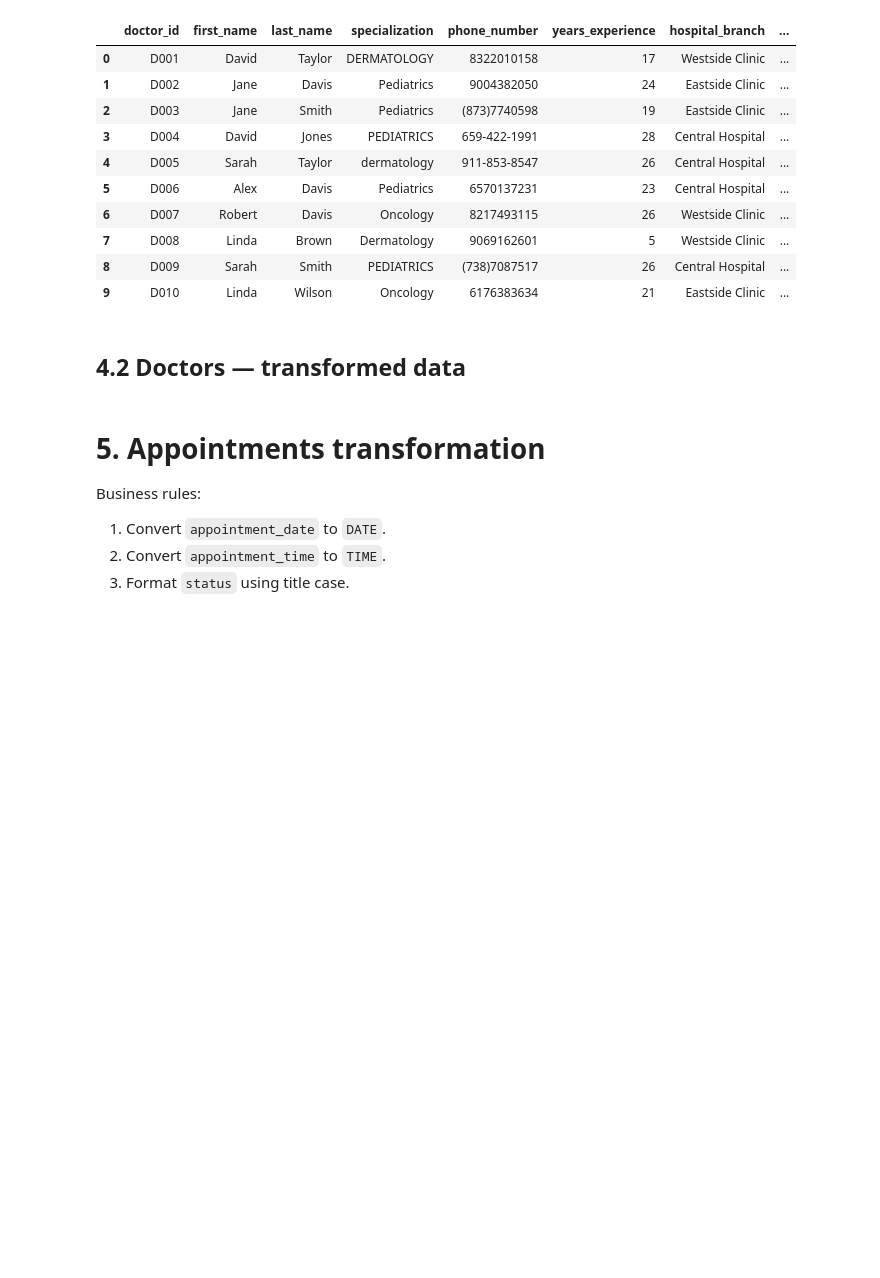
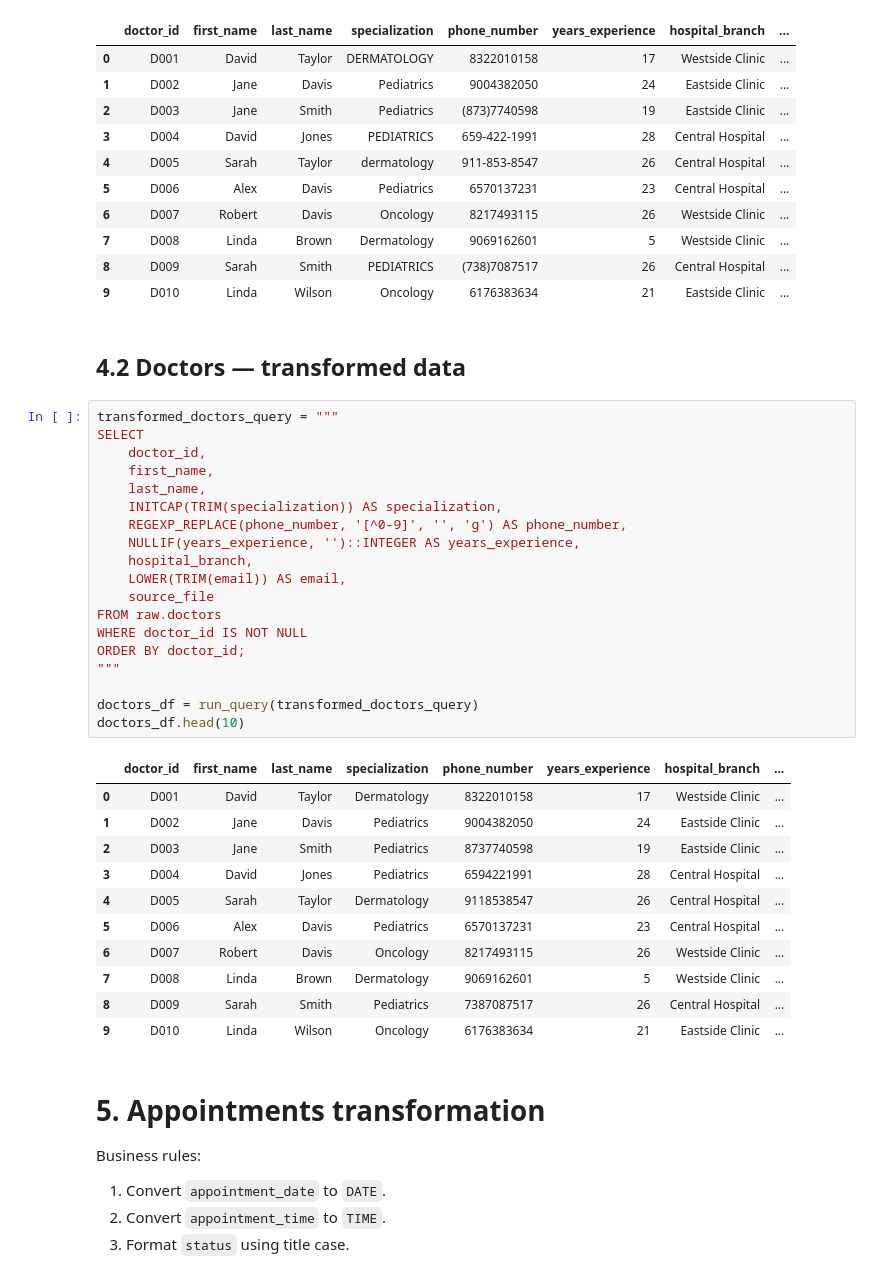
Before and after one commit to LizetCh/hospital_analytics_project, a Jupyter notebook: notebooks/03_transformation_test.ipynb, the cells around one changed output. Cells and saved outputs as stored; diff of their text form; blank space fills up the shorter version.

```diff
--- a/notebooks/03_transformation_test.ipynb
+++ b/notebooks/03_transformation_test.ipynb
@@ -175,6 +175,37 @@ raw_doctors_df.head(10)
 | 9 | D010 | Linda | Wilson | Oncology | 6176383634 | 21 | Eastside Clinic | ... |
 # %% [markdown]
 ## 4.2 Doctors — transformed data
+# %%
+transformed_doctors_query = """
+SELECT
+    doctor_id,
+    first_name,
+    last_name,
+    INITCAP(TRIM(specialization)) AS specialization,
+    REGEXP_REPLACE(phone_number, '[^0-9]', '', 'g') AS phone_number,
+    NULLIF(years_experience, '')::INTEGER AS years_experience,
+    hospital_branch,
+    LOWER(TRIM(email)) AS email,
+    source_file
+FROM raw.doctors
+WHERE doctor_id IS NOT NULL
+ORDER BY doctor_id;
+"""
+
+doctors_df = run_query(transformed_doctors_query)
+doctors_df.head(10)
+# %% [output]
+|  | doctor_id | first_name | last_name | specialization | phone_number | years_experience | hospital_branch | ... |
+| 0 | D001 | David | Taylor | Dermatology | 8322010158 | 17 | Westside Clinic | ... |
+| 1 | D002 | Jane | Davis | Pediatrics | 9004382050 | 24 | Eastside Clinic | ... |
+| 2 | D003 | Jane | Smith | Pediatrics | 8737740598 | 19 | Eastside Clinic | ... |
+| 3 | D004 | David | Jones | Pediatrics | 6594221991 | 28 | Central Hospital | ... |
+| 4 | D005 | Sarah | Taylor | Dermatology | 9118538547 | 26 | Central Hospital | ... |
+| 5 | D006 | Alex | Davis | Pediatrics | 6570137231 | 23 | Central Hospital | ... |
+| 6 | D007 | Robert | Davis | Oncology | 8217493115 | 26 | Westside Clinic | ... |
+| 7 | D008 | Linda | Brown | Dermatology | 9069162601 | 5 | Westside Clinic | ... |
+| 8 | D009 | Sarah | Smith | Pediatrics | 7387087517 | 26 | Central Hospital | ... |
+| 9 | D010 | Linda | Wilson | Oncology | 6176383634 | 21 | Eastside Clinic | ... |
 # %% [markdown]
 # 5. Appointments transformation
 
```
Also changed, not shown: parts of 7 cells of this notebook, 1 other file.
